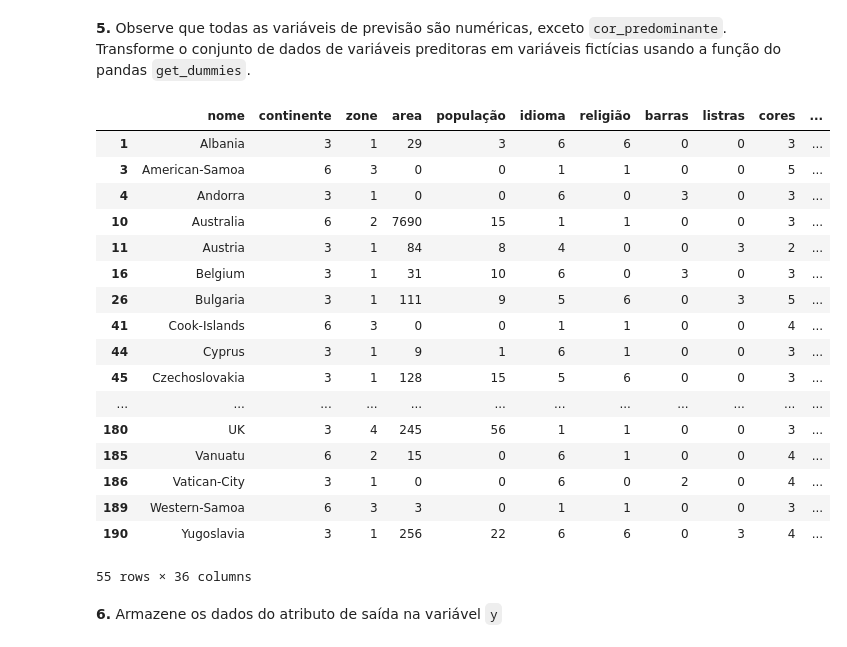
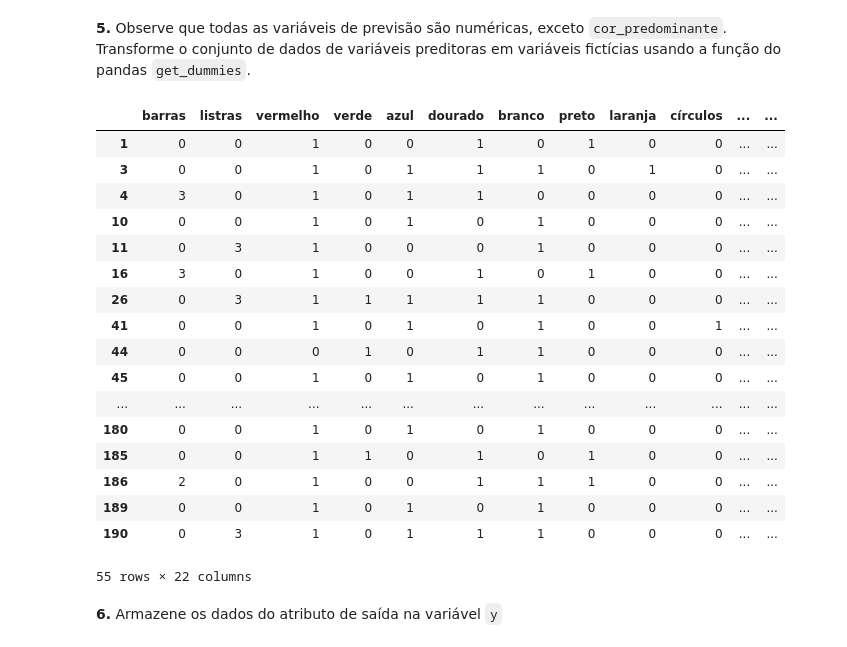
Before and after one commit to FelipeGXavier/ml, a Jupyter notebook: tree-decision/Exercício Árvore de Decisão.ipynb, the cells around one changed output. Cells and saved outputs as stored; diff of their text form; code cells hidden in the pictures.

```diff
--- a/tree-decision/Exercício Árvore de Decisão.ipynb
+++ b/tree-decision/Exercício Árvore de Decisão.ipynb
@@ -135,28 +133,29 @@ dtype: object
 # %% [markdown]
 **5.** Observe que todas as variáveis de previsão são numéricas, exceto `cor_predominante`. Transforme o conjunto de dados de variáveis preditoras em variáveis fictícias usando a função do pandas `get_dummies`.
 # %%
-cor_predominante = pd.get_dummies(x['cor_predominante'])
-x = df_eu_oce.merge(cor_predominante, left_index=True, right_index=True, how='left')
-x.drop(columns=['cor_predominante'])
+cor_predominante = pd.get_dummies(df_eu_oce['cor_predominante'])
+x = x.merge(cor_predominante, left_index=True, right_index=True, how='left')
+x = x.drop(columns=['cor_predominante'])
+x
 # %% [output]
-|  | nome | continente | zone | area | população | idioma | religião | barras | listras | cores | ... |
-| 1 | Albania | 3 | 1 | 29 | 3 | 6 | 6 | 0 | 0 | 3 | ... |
-| 3 | American-Samoa | 6 | 3 | 0 | 0 | 1 | 1 | 0 | 0 | 5 | ... |
-| 4 | Andorra | 3 | 1 | 0 | 0 | 6 | 0 | 3 | 0 | 3 | ... |
-| 10 | Australia | 6 | 2 | 7690 | 15 | 1 | 1 | 0 | 0 | 3 | ... |
-| 11 | Austria | 3 | 1 | 84 | 8 | 4 | 0 | 0 | 3 | 2 | ... |
-| 16 | Belgium | 3 | 1 | 31 | 10 | 6 | 0 | 3 | 0 | 3 | ... |
-| 26 | Bulgaria | 3 | 1 | 111 | 9 | 5 | 6 | 0 | 3 | 5 | ... |
-| 41 | Cook-Islands | 6 | 3 | 0 | 0 | 1 | 1 | 0 | 0 | 4 | ... |
-| 44 | Cyprus | 3 | 1 | 9 | 1 | 6 | 1 | 0 | 0 | 3 | ... |
-| 45 | Czechoslovakia | 3 | 1 | 128 | 15 | 5 | 6 | 0 | 0 | 3 | ... |
-| ... | ... | ... | ... | ... | ... | ... | ... | ... | ... | ... | ... |
-| 180 | UK | 3 | 4 | 245 | 56 | 1 | 1 | 0 | 0 | 3 | ... |
-| 185 | Vanuatu | 6 | 2 | 15 | 0 | 6 | 1 | 0 | 0 | 4 | ... |
-| 186 | Vatican-City | 3 | 1 | 0 | 0 | 6 | 0 | 2 | 0 | 4 | ... |
-| 189 | Western-Samoa | 6 | 3 | 3 | 0 | 1 | 1 | 0 | 0 | 3 | ... |
-| 190 | Yugoslavia | 3 | 1 | 256 | 22 | 6 | 6 | 0 | 3 | 4 | ... |
+|  | barras | listras | vermelho | verde | azul | dourado | branco | preto | laranja | círculos | ... | ... |
+| 1 | 0 | 0 | 1 | 0 | 0 | 1 | 0 | 1 | 0 | 0 | ... | ... |
+| 3 | 0 | 0 | 1 | 0 | 1 | 1 | 1 | 0 | 1 | 0 | ... | ... |
+| 4 | 3 | 0 | 1 | 0 | 1 | 1 | 0 | 0 | 0 | 0 | ... | ... |
+| 10 | 0 | 0 | 1 | 0 | 1 | 0 | 1 | 0 | 0 | 0 | ... | ... |
+| 11 | 0 | 3 | 1 | 0 | 0 | 0 | 1 | 0 | 0 | 0 | ... | ... |
+| 16 | 3 | 0 | 1 | 0 | 0 | 1 | 0 | 1 | 0 | 0 | ... | ... |
+| 26 | 0 | 3 | 1 | 1 | 1 | 1 | 1 | 0 | 0 | 0 | ... | ... |
+| 41 | 0 | 0 | 1 | 0 | 1 | 0 | 1 | 0 | 0 | 1 | ... | ... |
+| 44 | 0 | 0 | 0 | 1 | 0 | 1 | 1 | 0 | 0 | 0 | ... | ... |
+| 45 | 0 | 0 | 1 | 0 | 1 | 0 | 1 | 0 | 0 | 0 | ... | ... |
+| ... | ... | ... | ... | ... | ... | ... | ... | ... | ... | ... | ... | ... |
+| 180 | 0 | 0 | 1 | 0 | 1 | 0 | 1 | 0 | 0 | 0 | ... | ... |
+| 185 | 0 | 0 | 1 | 1 | 0 | 1 | 0 | 1 | 0 | 0 | ... | ... |
+| 186 | 2 | 0 | 1 | 0 | 0 | 1 | 1 | 1 | 0 | 0 | ... | ... |
+| 189 | 0 | 0 | 1 | 0 | 1 | 0 | 1 | 0 | 0 | 0 | ... | ... |
+| 190 | 0 | 3 | 1 | 0 | 1 | 1 | 1 | 0 | 0 | 0 | ... | ... |
-55 rows × 36 columns
+55 rows × 22 columns
 # %% [markdown]
 **6.** Armazene os dados do atributo de saída na variável `y`
 # %%
```
Also changed, not shown: parts of 3 cells of this notebook, 1 other file.
